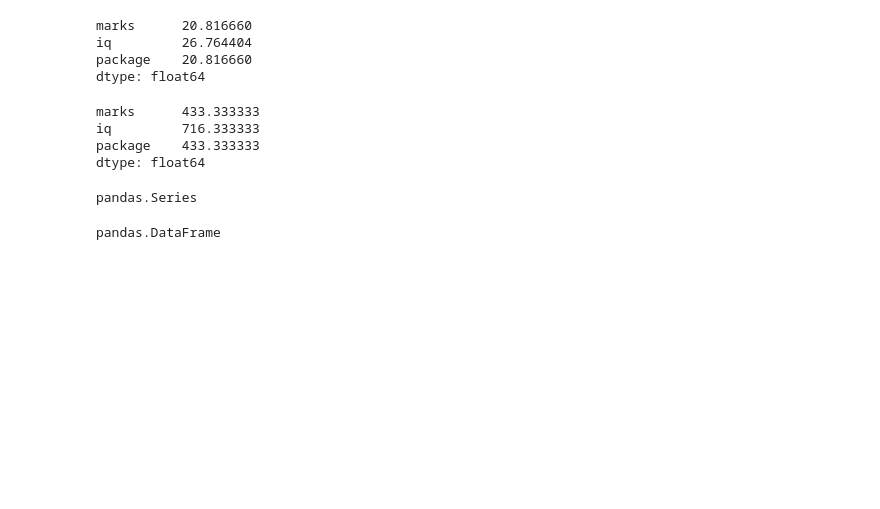
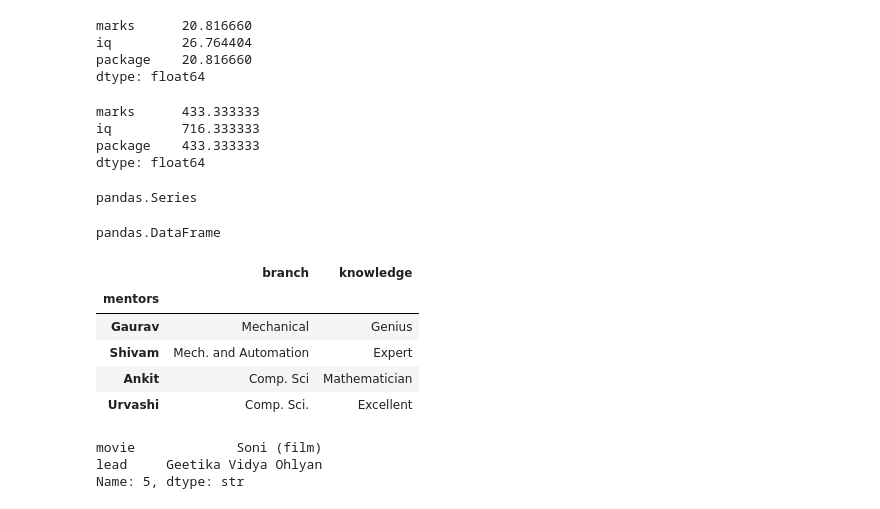
Before and after one commit to jhalucky/KPP-Keep-Practicing-Python, a Jupyter notebook: pandas/working.ipynb, the cells around one changed output. Drawn from its saved outputs; the diff is of its cells as text; code cells hidden in the pictures; blank space fills up the shorter version.

Commit message:
feat: iloc

```diff
--- a/pandas/working.ipynb
+++ b/pandas/working.ipynb
@@ -255,3 +266,21 @@ pandas.Series
 type(students[['iq','package']])
 # %% [output]
 pandas.DataFrame
+# %%
+samidha_tutors.set_index('mentors',inplace=True)
+# samidha_tutors
+# %%
+samidha_tutors
+# %% [output]
+|  | branch | knowledge |
+| mentors |  |  |
+| Gaurav | Mechanical | Genius |
+| Shivam | Mech. and Automation | Expert |
+| Ankit | Comp. Sci | Mathematician |
+| Urvashi | Comp. Sci. | Excellent |
+# %%
+movies.iloc[5]
+# %% [output]
+movie             Soni (film)
+lead     Geetika Vidya Ohlyan
+Name: 5, dtype: str
```
Also changed, not shown: parts of 5 cells of this notebook.
